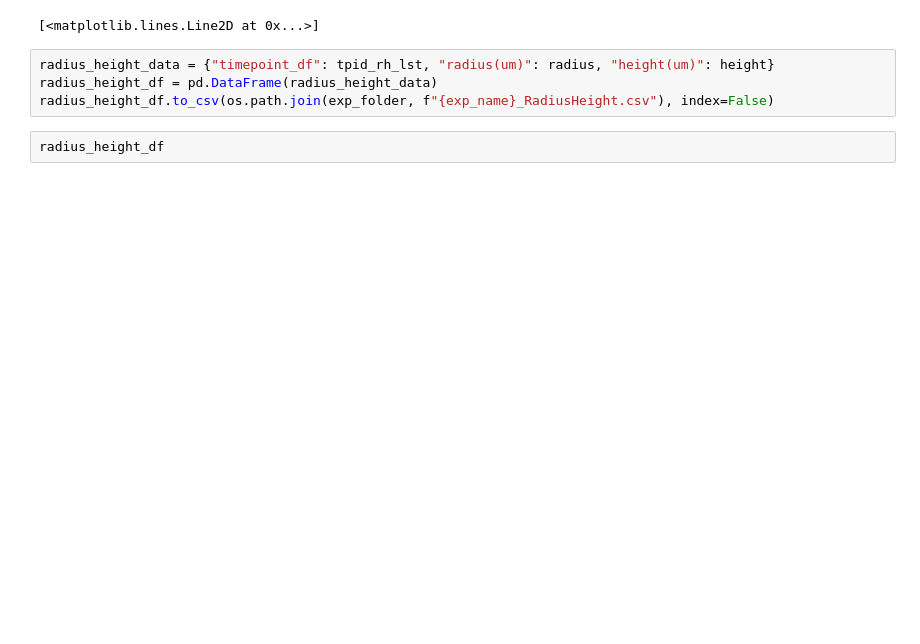
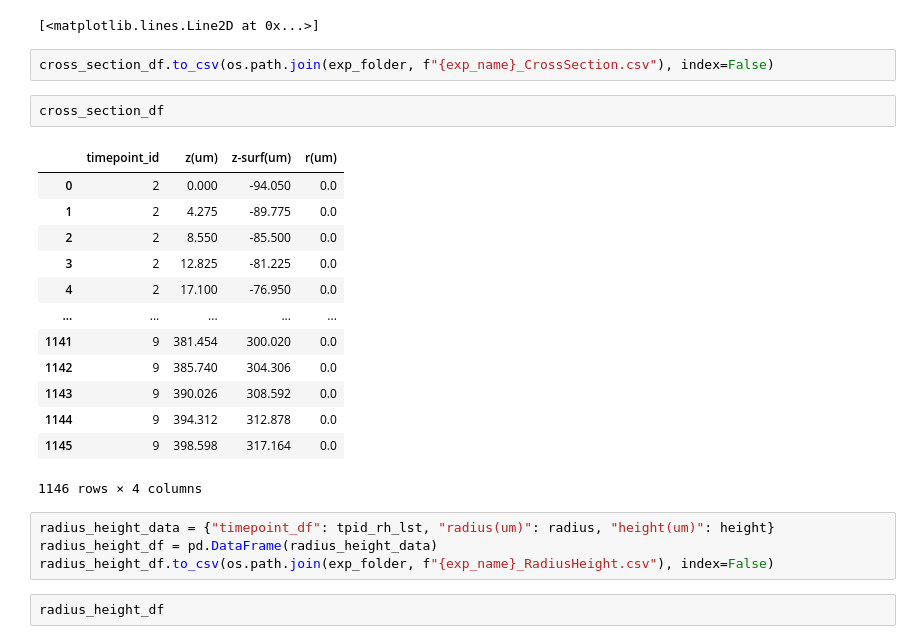
Before and after one commit to tolgacaglar/colony-image-analysis, a Jupyter notebook: src/Automated radius and height for upside-down colony.ipynb, the cells around one changed output. Cells and saved outputs as stored; diff of their text form; blank space fills up the shorter version.

```diff
--- a/src/Automated radius and height for upside-down colony.ipynb
+++ b/src/Automated radius and height for upside-down colony.ipynb
@@ -227,6 +225,24 @@ axs[1].plot(tar, height, 'o')
 [interactive output not drawn]
 [interactive output not drawn]
 [<matplotlib.lines.Line2D at 0x...>]
+# %%
+cross_section_df.to_csv(os.path.join(exp_folder, f"{exp_name}_CrossSection.csv"), index=False)
+# %%
+cross_section_df
+# %% [output]
+|  | timepoint_id | z(um) | z-surf(um) | r(um) |
+| 0 | 2 | 0.000 | -94.050 | 0.0 |
+| 1 | 2 | 4.275 | -89.775 | 0.0 |
+| 2 | 2 | 8.550 | -85.500 | 0.0 |
+| 3 | 2 | 12.825 | -81.225 | 0.0 |
+| 4 | 2 | 17.100 | -76.950 | 0.0 |
+| ... | ... | ... | ... | ... |
+| 1141 | 9 | 381.454 | 300.020 | 0.0 |
+| 1142 | 9 | 385.740 | 304.306 | 0.0 |
+| 1143 | 9 | 390.026 | 308.592 | 0.0 |
+| 1144 | 9 | 394.312 | 312.878 | 0.0 |
+| 1145 | 9 | 398.598 | 317.164 | 0.0 |
+1146 rows × 4 columns
 # %%
 radius_height_data = {"timepoint_df": tpid_rh_lst, "radius(um)": radius, "height(um)": height}
 radius_height_df = pd.DataFrame(radius_height_data)
```
Also changed, not shown: parts of 23 cells of this notebook.
